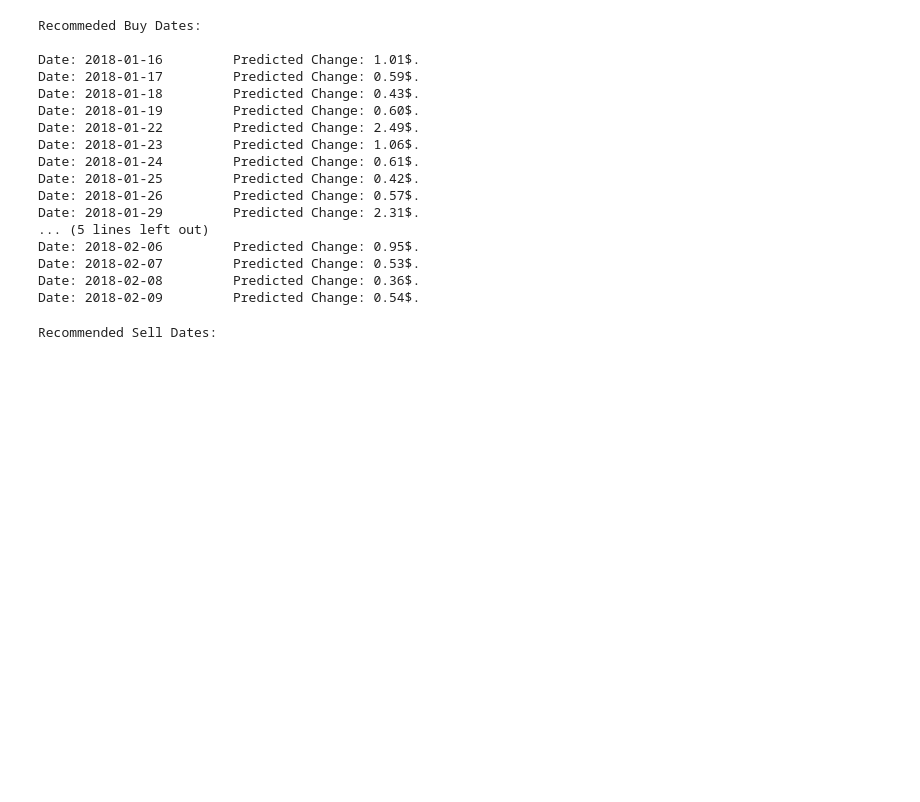
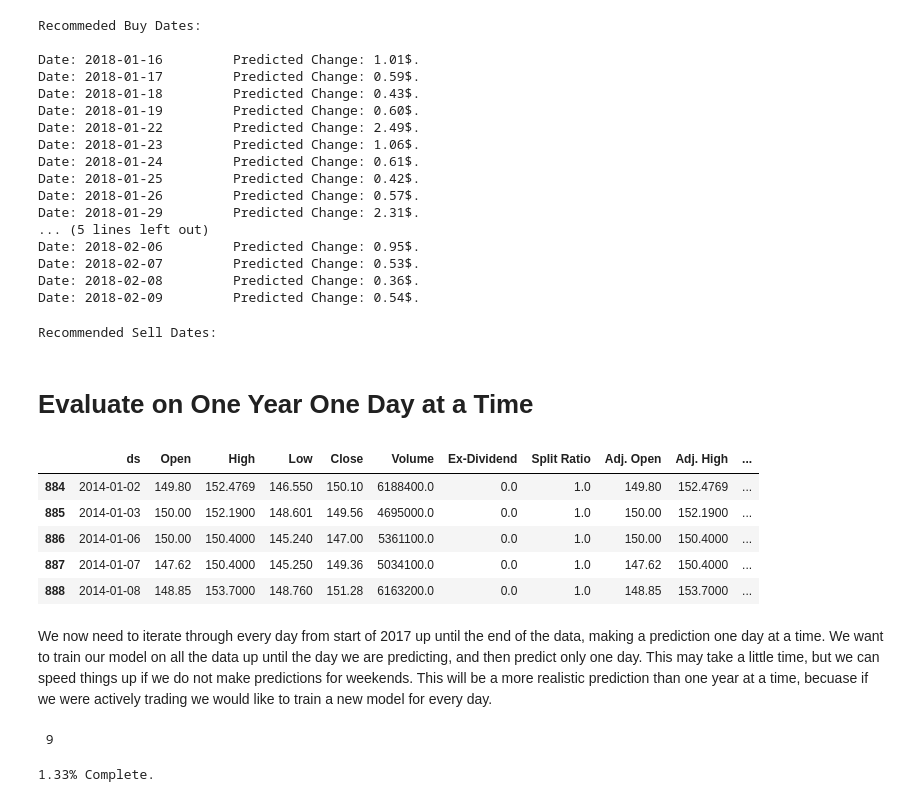
Before and after one commit to WillKoehrsen/Data-Analysis, a Jupyter notebook: additive_models/Stock Prediction with Additive Models.ipynb, the cells around one changed output. Drawn from its saved outputs; the diff is of its cells as text; code cells hidden in the pictures; blank space fills up the shorter version.

```diff
--- a/additive_models/Stock Prediction with Additive Models.ipynb
+++ b/additive_models/Stock Prediction with Additive Models.ipynb
@@ -311,3 +325,27 @@ for date, change in zip(future_sell['ds'], future_sell['diff']):
     print('Date: {} \t Predicted Change: {:.2f}$.'.format(date.date(), change))
 # %% [output]
 Recommended Sell Dates:
+# %% [markdown]
+# Evaluate on One Year One Day at a Time
+# %%
+stock = quandl.get('WIKI/TSLA')
+stock.reset_index(level=0, inplace=True)
+
+stock = stock.rename(columns={'Date': 'ds', 'Adj. Close': 'y'})
+
+# Year column
+stock['Year'] = [date.year for date in stock['ds']]
+
+# Only going to use three years of past data
+stock = stock[stock['Year'] > 2013]
+
+stock.head()
+# %% [output]
+|  | ds | Open | High | Low | Close | Volume | Ex-Dividend | Split Ratio | Adj. Open | Adj. High | ... |
+| 884 | 2014-01-02 | 149.80 | 152.4769 | 146.550 | 150.10 | 6188400.0 | 0.0 | 1.0 | 149.80 | 152.4769 | ... |
+| 885 | 2014-01-03 | 150.00 | 152.1900 | 148.601 | 149.56 | 4695000.0 | 0.0 | 1.0 | 150.00 | 152.1900 | ... |
+| 886 | 2014-01-06 | 150.00 | 150.4000 | 145.240 | 147.00 | 5361100.0 | 0.0 | 1.0 | 150.00 | 150.4000 | ... |
+| 887 | 2014-01-07 | 147.62 | 150.4000 | 145.250 | 149.36 | 5034100.0 | 0.0 | 1.0 | 147.62 | 150.4000 | ... |
+| 888 | 2014-01-08 | 148.85 | 153.7000 | 148.760 | 151.28 | 6163200.0 | 0.0 | 1.0 | 148.85 | 153.7000 | ... |
+# %% [markdown]
+We now need to iterate through every day from start of 2017 up until the end of the data, making a prediction one day at a time. We want to train our model on all the data up until the day we are predicting, and then predict only one day. This may take a little time, but we can speed things up if we do not make predictions for weekends. This will be a more realistic prediction than one year at a time, becuase if we were actively trading we would like to train a new model for every day.
@@ -313,0 +364,34 @@ Recommended Sell Dates:
+# %%
+for i in range(10):
+    print('\r', i, end='')
+# %% [output]
+ 9
+# %%
+for i, day in enumerate(day_range):
+    print('{:.2f}% Complete.\r'.format(100 * i / eval_length), end='')
+    # Do not make predictions on Sat or Sun
+    if day.weekday() == 5 or day.weekday() == 6:
+        pass
+
+    else:
+        # Select all the training data up until prediction day
+        train = stock[stock['ds'] < day.date()]
+        # Create a prophet model and fit on the training data
+        model = fbprophet.Prophet(daily_seasonality=False, changepoint_prior_scale=0.2)
+        model.fit(train)
+
+        # Make a future dataframe with one day
+        future = model.make_future_dataframe(periods=1, freq='D')
+        future = model.predict(future)
+
+        # Extract the relevant prediction information
+        yhat = future.ix[len(future) - 1, 'yhat']
+        yhat_upper = future.ix[len(future) - 1, 'yhat_upper']
+        yhat_lower = future.ix[len(future) - 1, 'yhat_lower']
+
+        # Assign the dates to the results dataframe
+        results.ix[day, 'yhat'] = yhat
+        results.ix[day, 'yhat_upper'] = yhat_upper
+        results.ix[day, 'yhat_lower'] = yhat_lower
+# %% [output]
+1.33% Complete.
```
Also changed, not shown: parts of 34 cells of this notebook.
